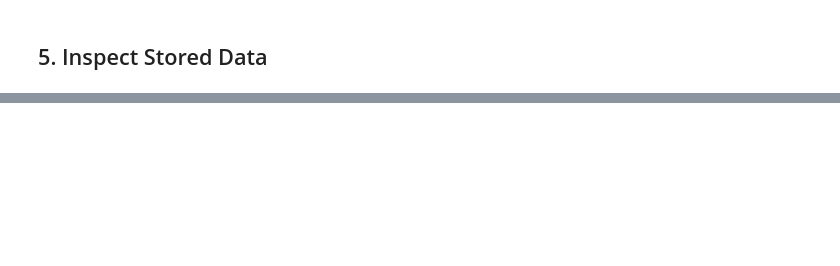
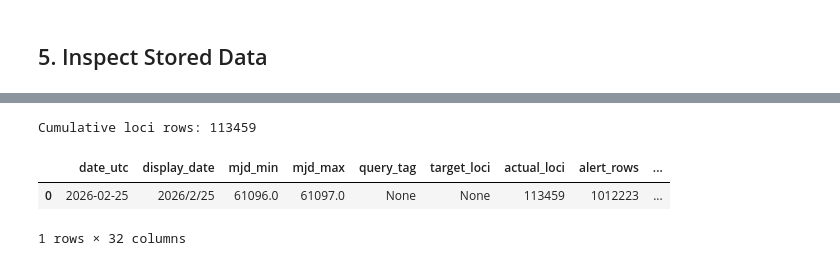
Before and after one commit to darim1151/ANTARES_Analysis, a Jupyter notebook: notebooks/historical_backfill.ipynb, the cells around one changed output, grey strips where cells are left out. Cells and saved outputs as stored; diff of their text form; code cells hidden in the pictures; blank space fills up the shorter version.

```diff
--- a/notebooks/historical_backfill.ipynb
+++ b/notebooks/historical_backfill.ipynb
@@ -1998,0 +2032,27 @@ display(nightly_summary.tail(20))
+# %%
+from pathlib import Path
+import json
+import pandas as pd
+from src import history
+
+DATA_ROOT = Path("/home/mdarim/ANTARES_Analysis_Data")
+KEEP_DATE = "2026-02-25"
+
+manifest_path = DATA_ROOT / "data" / "lsst_only" / "nightly" / "2026" / "02" / "25" / "manifest.json"
+loci_path = DATA_ROOT / "data" / "lsst_only" / "nightly" / "2026" / "02" / "25" / "loci.parquet"
+alerts_path = DATA_ROOT / "data" / "lsst_only" / "nightly" / "2026" / "02" / "25" / "alerts.parquet"
+
+with open(manifest_path, "r") as f:
+    manifest = json.load(f)
+
+print("Manifest:")
+for key in ["date_utc", "mjd_min", "mjd_max", "target_loci", "actual_loci", "alert_rows", "status"]:
+    print(key, "=", manifest.get(key))
+
+print("\nFiles exist:")
+print("loci:", loci_path.exists(), loci_path)
+print("alerts:", alerts_path.exists(), alerts_path)
+
+print("\nParquet row counts:")
+print("loci rows:", len(pd.read_parquet(loci_path)))
+print("alert rows:", len(pd.read_parquet(alerts_path)))
@@ -1998,0 +2146,15 @@ display(nightly_summary.tail(20))
+# %%
+from pathlib import Path
+from src import history
+
+DATA_ROOT = Path("/home/mdarim/ANTARES_Analysis_Data")
+
+loci_index, nightly_summary = history.update_cumulative_indexes(DATA_ROOT)
+
+print("Cumulative loci rows:", len(loci_index))
+display(nightly_summary)
+# %% [output]
+Cumulative loci rows: 113459
+|  | date_utc | display_date | mjd_min | mjd_max | query_tag | target_loci | actual_loci | alert_rows | ... |
+| 0 | 2026-02-25 | 2026/2/25 | 61096.0 | 61097.0 | None | None | 113459 | 1012223 | ... |
+1 rows × 32 columns
```
Also changed, not shown: parts of 5 cells of this notebook.
